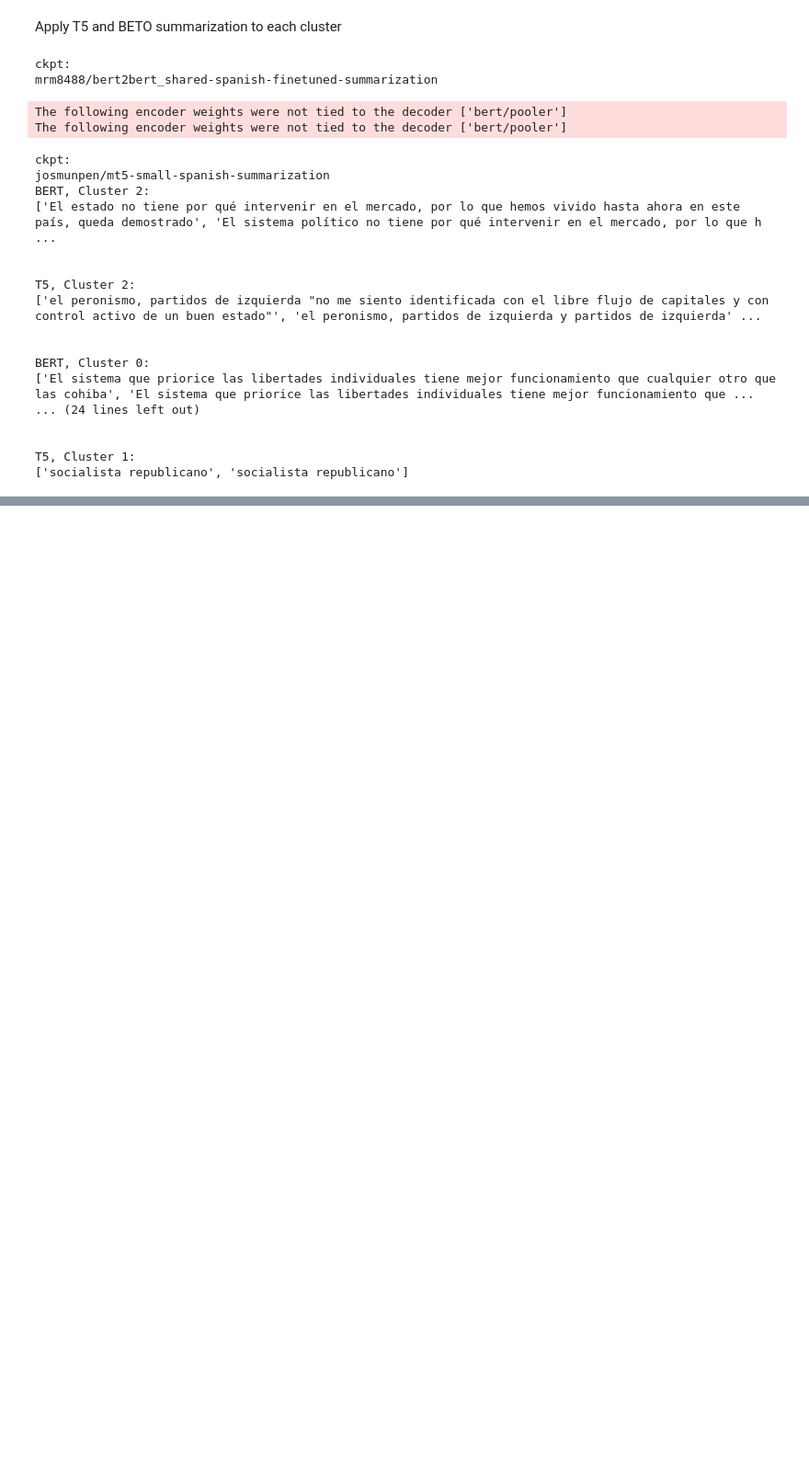
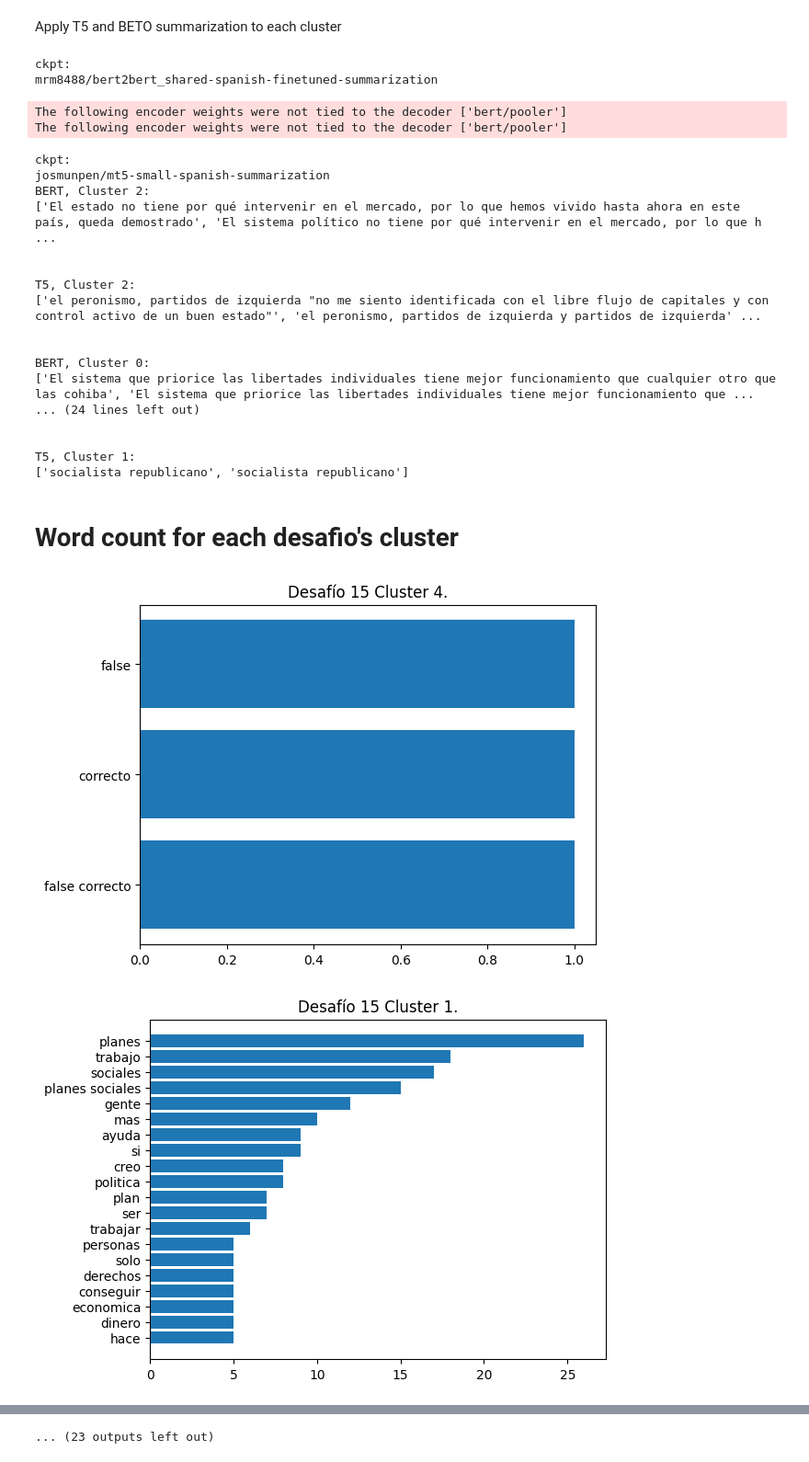
Before and after one commit to felipeaguirre66/PoliticsNLP, a Jupyter notebook: Summarization/summarization.ipynb, the cells around one changed output, grey strips where cells are left out. Shown at 92% size. Saved outputs shown, nothing was run; the diff lists cells and outputs as text; code cells hidden in the pictures; blank space fills up the shorter version.

```diff
--- a/Summarization/summarization.ipynb
+++ b/Summarization/summarization.ipynb
@@ -65,5 +68,5 @@ mrd = MostRepresentativeDocs()
 all_res = {}
 for des in df['desafio'].unique():
     data = df[df['desafio']==des]['texto'].values
-    result = mrd.get_representatives(data, 5, pp_object)
+    result = mrd.get_representatives(data, 3, pp_object)
     all_res[des] = result
@@ -201,3 +202,17 @@ BERT, Cluster 0:
 
 T5, Cluster 1:
 ['socialista republicano', 'socialista republicano']
+# %% [markdown]
+# Word count for each desafio's cluster
+# %%
+pp_object_word_count = Preprocess(lemma=False)
+for key_des, value_des in all_res.items():
+    for key_clus, value_clus in value_des.items():
+        only_text = [v[0] for v in value_clus]
+        pp_only_text = pp_object_word_count.preprocess(' '.join(only_text))[0]
+        words_desafio = pp_only_text.split(' ')
+        elements, frequencies = count_words(words_desafio)
+        plot_word(elements, frequencies, plot_title = f'Desafío {key_des} Cluster {key_clus}.')
+# %% [output]
+[figure, added]
+[figure, added]
@@ -203,0 +229 @@ T5, Cluster 1:
+... (23 outputs left out)
```
Also changed, not shown: parts of 14 cells of this notebook, 3 other files.
